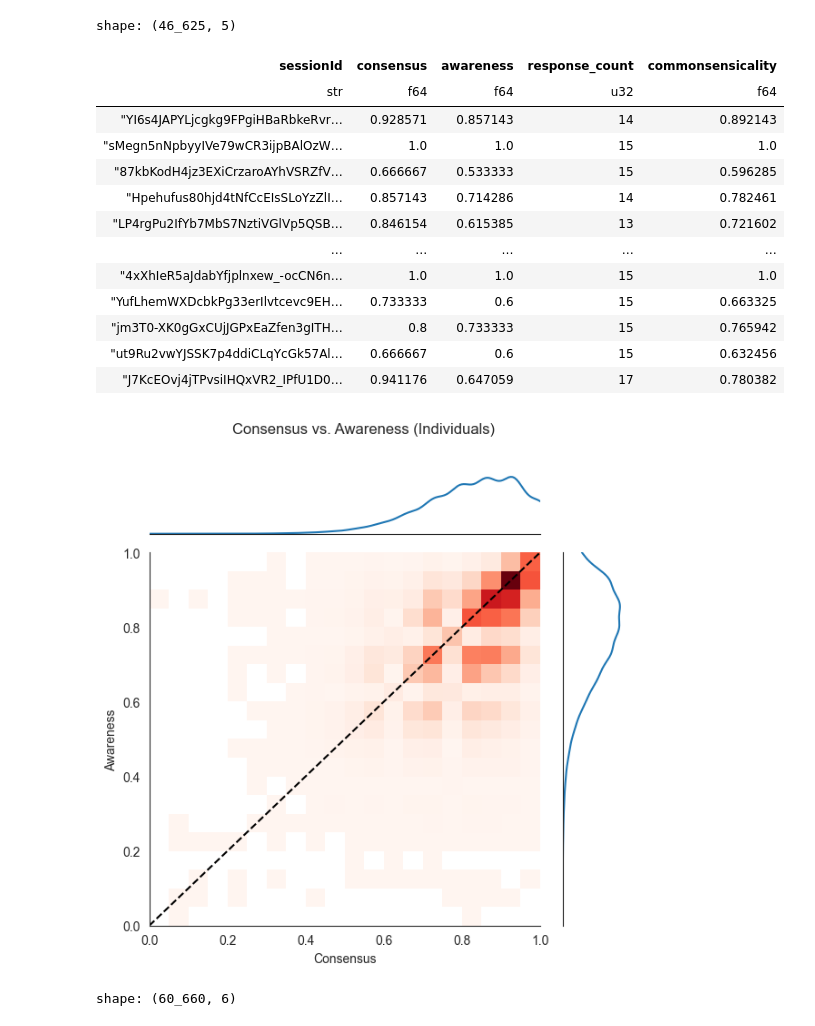
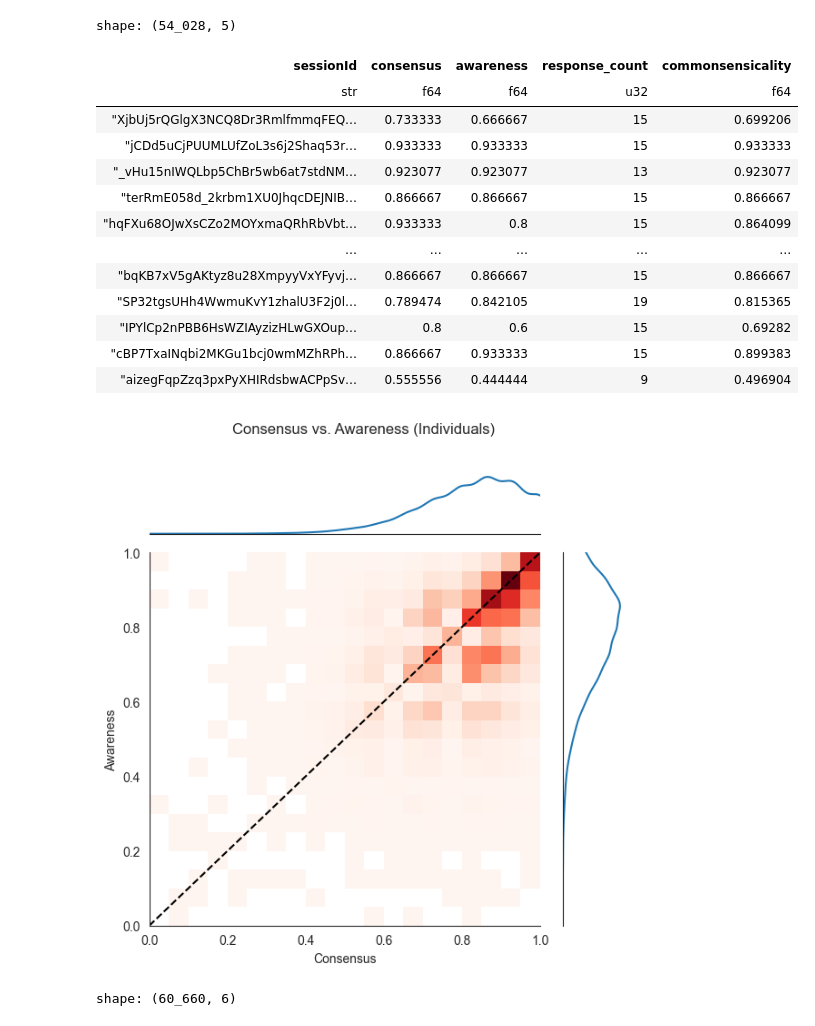
Before and after one commit to Watts-Lab/commonsense-data, a Jupyter notebook: .scripts/dashboard.ipynb, the cells around one changed output. Saved outputs shown, nothing was run; the diff lists cells and outputs as text; code cells hidden in the pictures.

```diff
--- a/.scripts/dashboard.ipynb
+++ b/.scripts/dashboard.ipynb
@@ -98,39 +106,39 @@ df_joined.shape
 # %%
 df_session = (
     df_joined.group_by("sessionId")
     .agg(
         [
             pl.col("is_consensus").mean().alias("consensus"),
             pl.col("is_aware").mean().alias("awareness"),
             pl.len().alias("response_count"),
         ]
     )
-    .filter(pl.col("response_count") > 10)
+    .filter(pl.col("response_count") > 5)
     .with_columns(
         (pl.col("awareness") * pl.col("consensus")).sqrt().alias("commonsensicality")
     )
 )
 
 df_session = df_session.with_columns(
     ((pl.col("awareness") * pl.col("consensus")).sqrt()).alias("commonsensicality")
 )
 
 df_session
 # %% [output]
-shape: (46_625, 5)
+shape: (54_028, 5)
 | sessionId | consensus | awareness | response_count | commonsensicality |
 | str | f64 | f64 | u32 | f64 |
-| "YI6s4JAPYLjcgkg9FPgiHBaRbkeRvr… | 0.928571 | 0.857143 | 14 | 0.892143 |
-| "sMegn5nNpbyyIVe79wCR3ijpBAlOzW… | 1.0 | 1.0 | 15 | 1.0 |
-| "87kbKodH4jz3EXiCrzaroAYhVSRZfV… | 0.666667 | 0.533333 | 15 | 0.596285 |
-| "Hpehufus80hjd4tNfCcEIsSLoYzZlI… | 0.857143 | 0.714286 | 14 | 0.782461 |
-| "LP4rgPu2IfYb7MbS7NztiVGlVp5QSB… | 0.846154 | 0.615385 | 13 | 0.721602 |
+| "XjbUj5rQGlgX3NCQ8Dr3RmlfmmqFEQ… | 0.733333 | 0.666667 | 15 | 0.699206 |
+| "jCDd5uCjPUUMLUfZoL3s6j2Shaq53r… | 0.933333 | 0.933333 | 15 | 0.933333 |
+| "_vHu15nIWQLbp5ChBr5wb6at7stdNM… | 0.923077 | 0.923077 | 13 | 0.923077 |
+| "terRmE058d_2krbm1XU0JhqcDEJNIB… | 0.866667 | 0.866667 | 15 | 0.866667 |
+| "hqFXu68OJwXsCZo2MOYxmaQRhRbVbt… | 0.933333 | 0.8 | 15 | 0.864099 |
 | … | … | … | … | … |
-| "4xXhIeR5aJdabYfjplnxew_-ocCN6n… | 1.0 | 1.0 | 15 | 1.0 |
-| "YufLhemWXDcbkPg33erIlvtcevc9EH… | 0.733333 | 0.6 | 15 | 0.663325 |
-| "jm3T0-XK0gGxCUjJGPxEaZfen3gITH… | 0.8 | 0.733333 | 15 | 0.765942 |
-| "ut9Ru2vwYJSSK7p4ddiCLqYcGk57Al… | 0.666667 | 0.6 | 15 | 0.632456 |
-| "J7KcEOvj4jTPvsiIHQxVR2_IPfU1D0… | 0.941176 | 0.647059 | 17 | 0.780382 |
+| "bqKB7xV5gAKtyz8u28XmpyyVxYFyvj… | 0.866667 | 0.866667 | 15 | 0.866667 |
+| "SP32tgsUHh4WwmuKvY1zhalU3F2j0l… | 0.789474 | 0.842105 | 19 | 0.815365 |
+| "IPYlCp2nPBB6HsWZIAyzizHLwGXOup… | 0.8 | 0.6 | 15 | 0.69282 |
+| "cBP7TxaINqbi2MKGu1bcj0wmMZhRPh… | 0.866667 | 0.933333 | 15 | 0.899383 |
+| "aizegFqpZzq3pxPyXHIRdsbwACPpSv… | 0.555556 | 0.444444 | 9 | 0.496904 |
 # %%
 # json.loads(df_indiviudal[100].select("experimentInfo").to_numpy()[0][0])
 
@@ -166,7 +174,7 @@ plt.suptitle("Consensus vs. Awareness (Individuals)", y=1.02)
 plt.tight_layout()
 plt.savefig("consensus_vs_awareness_individuals.pdf", dpi=300, bbox_inches="tight")
 # %% [output]
-[figure, old version]
+[figure, new version]
 # %%
 df_properties
 # %% [output]
```
Also changed, not shown: parts of 21 cells of this notebook.
